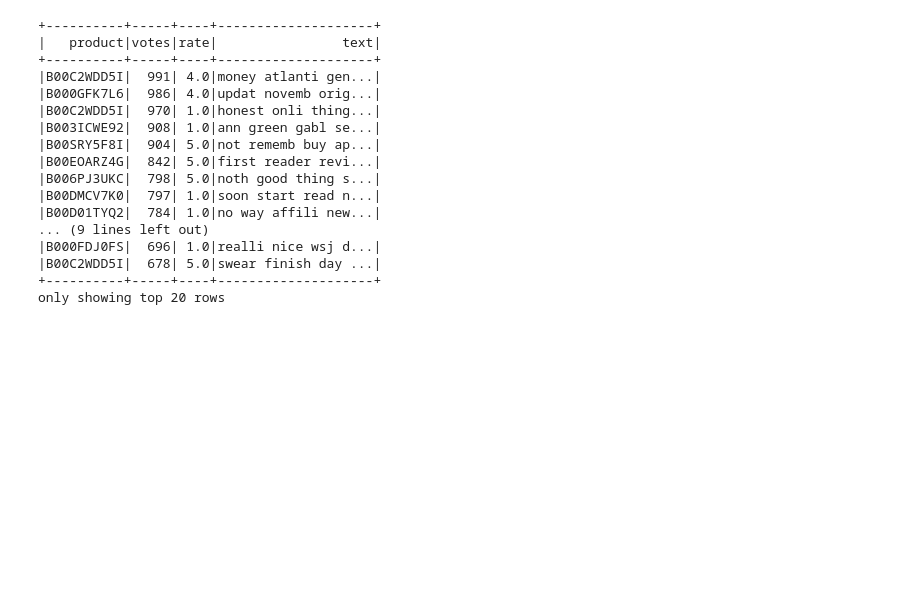
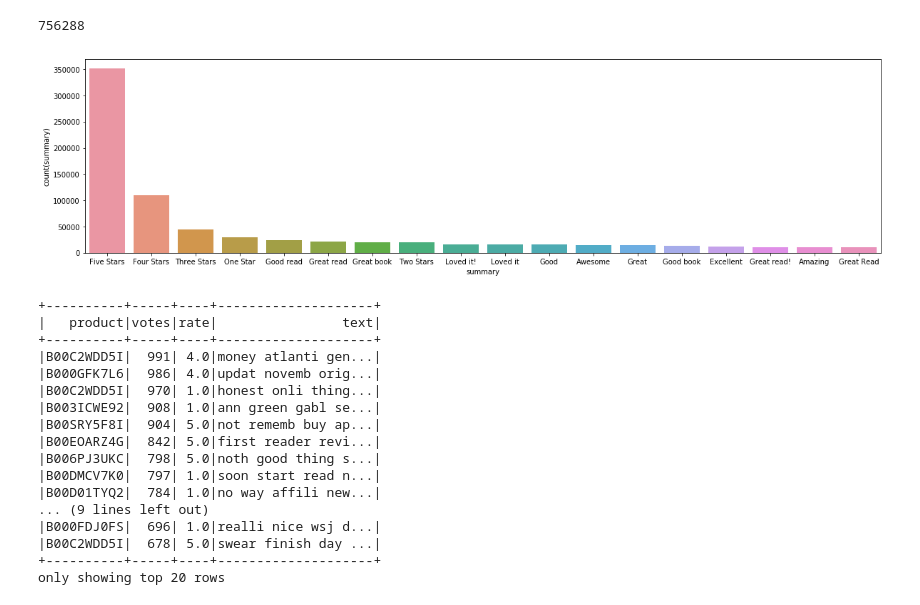
Before and after one commit to moiraghif/Amazon-Kindle-Store-Reviews, a Jupyter notebook: Clustering.ipynb, the cells around one changed output. Saved outputs shown, nothing was run; the diff lists cells and outputs as text; code cells hidden in the pictures; blank space fills up the shorter version.

```diff
--- a/Clustering.ipynb
+++ b/Clustering.ipynb
@@ -36,9 +36,11 @@ my_spark = SparkSession \
 sqlContext = SQLContext(my_spark)
 # %%
 schema = StructType([StructField("product", StringType(), True),
-         StructField("votes", IntegerType(), True),
-         StructField("rate", DoubleType(), True),
-         StructField("text", StringType(), True)])
+                 StructField("votes", IntegerType(), True),
+                 StructField("rate", DoubleType(), True),
+                 StructField("original_text", StringType(), True),
+                 StructField("text", StringType(), True),
+                 StructField("summary", StringType(), True)])
 
 csv_reader = sqlContext.read.\
                 options(header='false',
@@ -78,0 +83,2 @@ only showing top 5 rows
+# %%
+summary_res = df.select("summary","rate","votes").groupBy("summary").agg(sqlF.mean("rate"),sqlF.mean("votes"), sqlF.count("summary")).orderBy(sqlF.desc("count(summary)")).toPandas()
@@ -79,3 +121,13 @@ only showing top 5 rows
+# %%
+sum(summary_res[summary_res["count(summary)"]>10000]["count(summary)"])
+# %% [output]
+756288
+# %%
+plt.figure(figsize=(20,5))
+sns.barplot(x="summary", y="count(summary)", data=summary_res[summary_res["count(summary)"]>10000][["summary","count(summary)"]])
+plt.show()
+# %% [output]
+[figure, added]
 # %%
 df.createTempView('data')
 # %%
```
Also changed, not shown: parts of 5 cells of this notebook, 5 other files.
